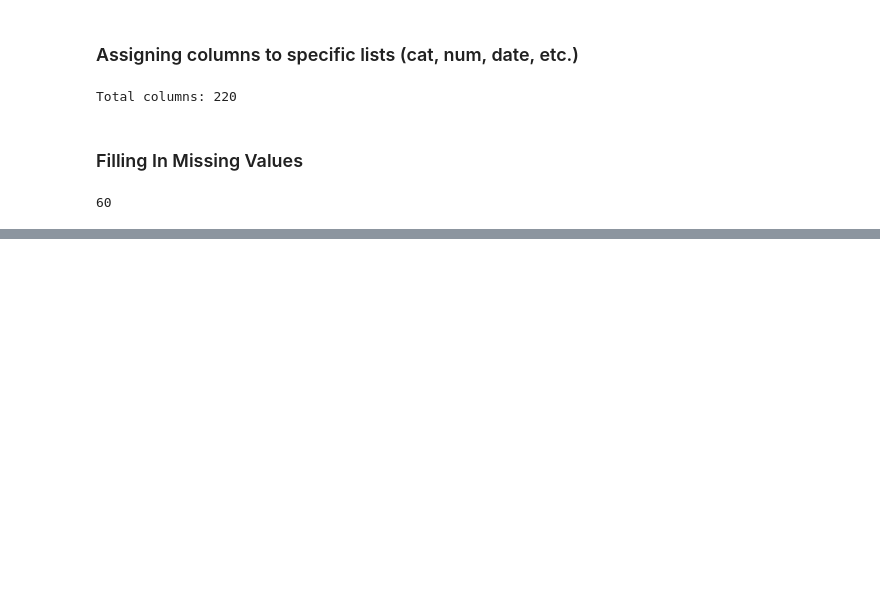
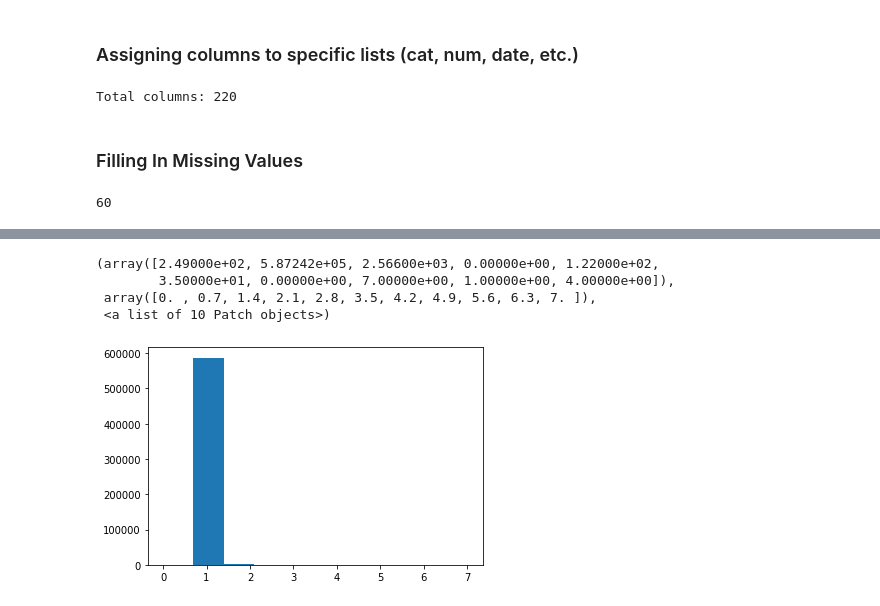
Before and after one commit to kirahman2/fraud_detection, a Jupyter notebook: Fraud Detection EDA.ipynb, the cells around one changed output, grey strips where cells are left out. Drawn from its saved outputs; the diff is of its cells as text; code cells hidden in the pictures; blank space fills up the shorter version.

```diff
--- a/Fraud Detection EDA.ipynb
+++ b/Fraud Detection EDA.ipynb
@@ -245,0 +470,12 @@ df_missing_values.sort_values('cols_missing_total',ascending=False)
+# %%
+
+list_temp = df_train['V108']
+list_temp
+df_train['V108'].unique()
+plt.hist(list_temp)
+# %% [output]
+(array([2.49000e+02, 5.87242e+05, 2.56600e+03, 0.00000e+00, 1.22000e+02,
+        3.50000e+01, 0.00000e+00, 7.00000e+00, 1.00000e+00, 4.00000e+00]),
+ array([0. , 0.7, 1.4, 2.1, 2.8, 3.5, 4.2, 4.9, 5.6, 6.3, 7. ]),
+ <a list of 10 Patch objects>)
+[figure, added]
```
Also changed, not shown: parts of 23 cells of this notebook.
